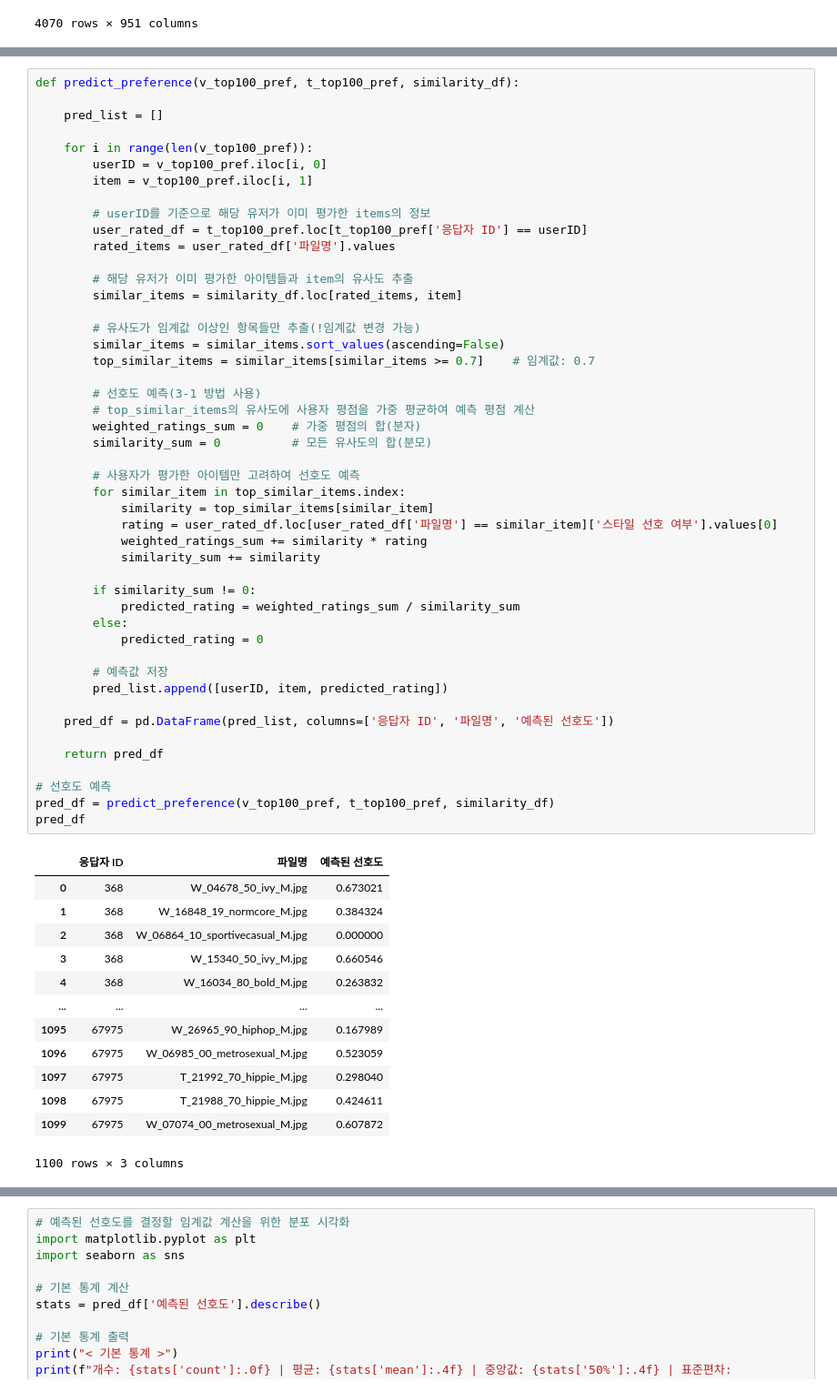
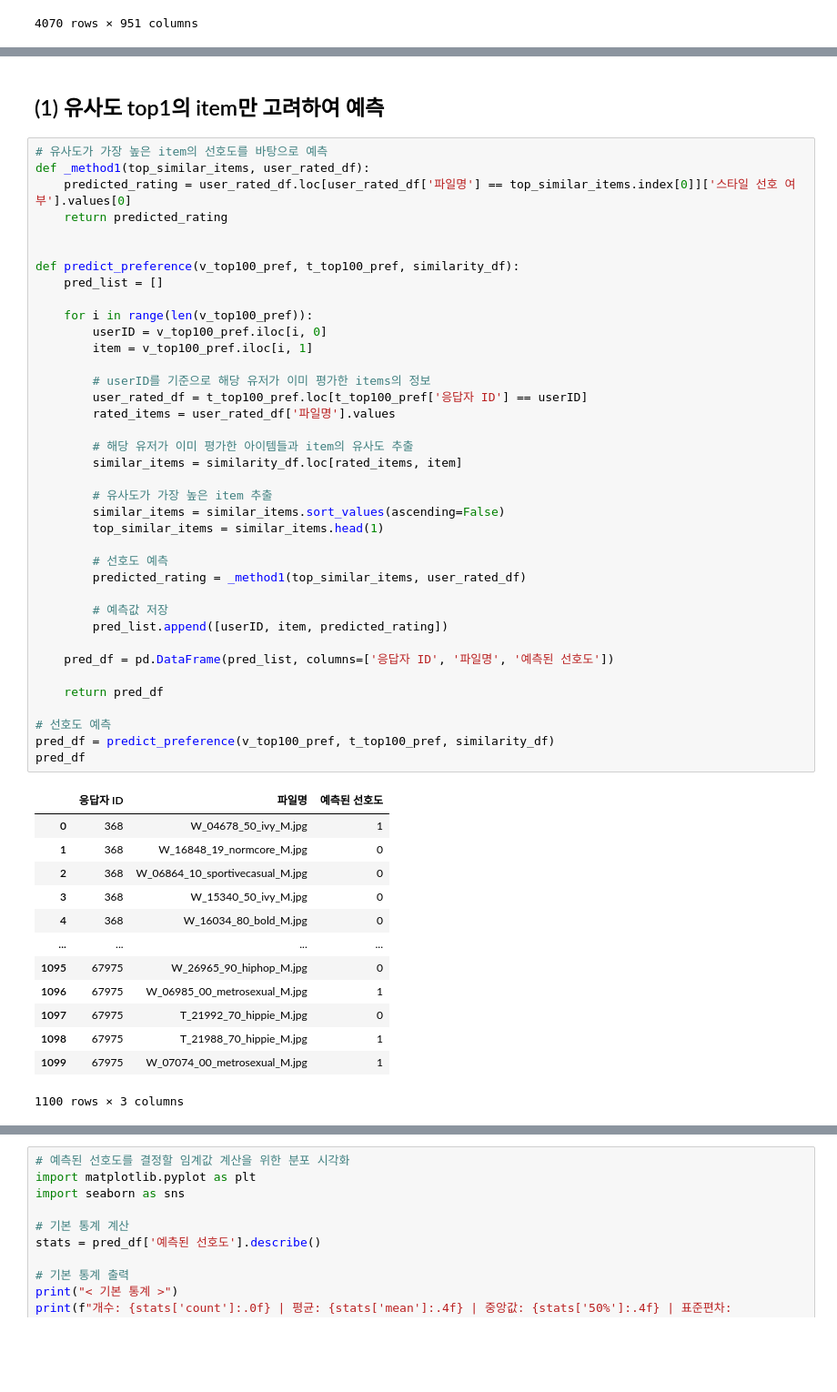
Before and after one commit to editdiary/DCC, a Jupyter notebook: Mission3/mission3-2.ipynb, the cells around one changed output, grey strips where cells are left out. Shown: that part at 91% size. Drawn from its saved outputs; the diff is of its cells as text; blank space fills up the shorter version.

Commit message:
add some recommending calculate method

```diff
--- a/Mission3/mission3-2.ipynb
+++ b/Mission3/mission3-2.ipynb
@@ -290,64 +290,57 @@ plt.show()
 최소값: 0.1121
 최대값: 1.0000
 [figure]
+# %% [markdown]
+## (1) 유사도 top1의 item만 고려하여 예측
 # %%
+# 유사도가 가장 높은 item의 선호도를 바탕으로 예측
+def _method1(top_similar_items, user_rated_df):
+    predicted_rating = user_rated_df.loc[user_rated_df['파일명'] == top_similar_items.index[0]]['스타일 선호 여부'].values[0]
+    return predicted_rating
+
+
 def predict_preference(v_top100_pref, t_top100_pref, similarity_df):
-
     pred_list = []
 
     for i in range(len(v_top100_pref)):
         userID = v_top100_pref.iloc[i, 0]
         item = v_top100_pref.iloc[i, 1]
 
         # userID를 기준으로 해당 유저가 이미 평가한 items의 정보
         user_rated_df = t_top100_pref.loc[t_top100_pref['응답자 ID'] == userID]
         rated_items = user_rated_df['파일명'].values
 
         # 해당 유저가 이미 평가한 아이템들과 item의 유사도 추출
         similar_items = similarity_df.loc[rated_items, item]
 
-        # 유사도가 임계값 이상인 항목들만 추출(!임계값 변경 가능)
+        # 유사도가 가장 높은 item 추출
         similar_items = similar_items.sort_values(ascending=False)
-        top_similar_items = similar_items[similar_items >= 0.7]    # 임계값: 0.7
+        top_similar_items = similar_items.head(1)
 
-        # 선호도 예측(3-1 방법 사용)
-        # top_similar_items의 유사도에 사용자 평점을 가중 평균하여 예측 평점 계산
-        weighted_ratings_sum = 0    # 가중 평점의 합(분자)
-        similarity_sum = 0          # 모든 유사도의 합(분모)
-
-        # 사용자가 평가한 아이템만 고려하여 선호도 예측
-        for similar_item in top_similar_items.index:
-            similarity = top_similar_items[similar_item]
-            rating = user_rated_df.loc[user_rated_df['파일명'] == similar_item]['스타일 선호 여부'].values[0]
-            weighted_ratings_sum += similarity * rating
-            similarity_sum += similarity
-
-        if similarity_sum != 0:
-            predicted_rating = weighted_ratings_sum / similarity_sum
-        else:
-            predicted_rating = 0
+        # 선호도 예측
+        predicted_rating = _method1(top_similar_items, user_rated_df)
 
         # 예측값 저장
         pred_list.append([userID, item, predicted_rating])
 
     pred_df = pd.DataFrame(pred_list, columns=['응답자 ID', '파일명', '예측된 선호도'])
 
     return pred_df
 
 # 선호도 예측
 pred_df = predict_preference(v_top100_pref, t_top100_pref, similarity_df)
 pred_df
 # %% [output]
 |  | 응답자 ID | 파일명 | 예측된 선호도 |
-| 0 | 368 | W_04678_50_ivy_M.jpg | 0.673021 |
-| 1 | 368 | W_16848_19_normcore_M.jpg | 0.384324 |
-| 2 | 368 | W_06864_10_sportivecasual_M.jpg | 0.000000 |
-| 3 | 368 | W_15340_50_ivy_M.jpg | 0.660546 |
-| 4 | 368 | W_16034_80_bold_M.jpg | 0.263832 |
+| 0 | 368 | W_04678_50_ivy_M.jpg | 1 |
+| 1 | 368 | W_16848_19_normcore_M.jpg | 0 |
+| 2 | 368 | W_06864_10_sportivecasual_M.jpg | 0 |
+| 3 | 368 | W_15340_50_ivy_M.jpg | 0 |
+| 4 | 368 | W_16034_80_bold_M.jpg | 0 |
 | ... | ... | ... | ... |
-| 1095 | 67975 | W_26965_90_hiphop_M.jpg | 0.167989 |
-| 1096 | 67975 | W_06985_00_metrosexual_M.jpg | 0.523059 |
-| 1097 | 67975 | T_21992_70_hippie_M.jpg | 0.298040 |
-| 1098 | 67975 | T_21988_70_hippie_M.jpg | 0.424611 |
-| 1099 | 67975 | W_07074_00_metrosexual_M.jpg | 0.607872 |
+| 1095 | 67975 | W_26965_90_hiphop_M.jpg | 0 |
+| 1096 | 67975 | W_06985_00_metrosexual_M.jpg | 1 |
+| 1097 | 67975 | T_21992_70_hippie_M.jpg | 0 |
+| 1098 | 67975 | T_21988_70_hippie_M.jpg | 1 |
+| 1099 | 67975 | W_07074_00_metrosexual_M.jpg | 1 |
 1100 rows × 3 columns
```
Also changed, not shown: parts of 15 cells of this notebook.
